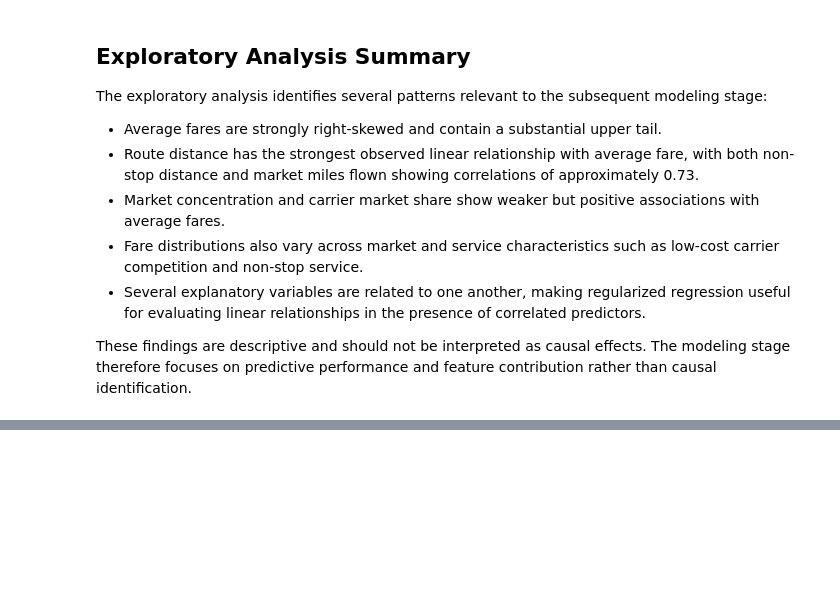
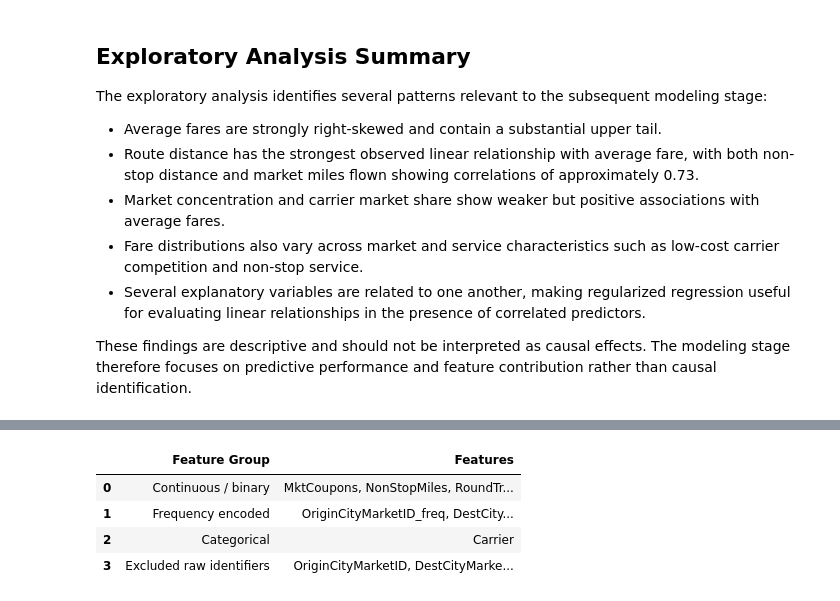
Before and after one commit to eldarhasanly/analysis-of-factors-influencing-airline-ticket-prices-using-statistical-and-machine-learning-methods, a Jupyter notebook: notebooks/airline_fare_analysis.ipynb, the cells around one changed output, grey strips where cells are left out. Saved outputs shown, nothing was run; the diff lists cells and outputs as text; code cells hidden in the pictures; blank space fills up the shorter version.

```diff
--- a/notebooks/airline_fare_analysis.ipynb
+++ b/notebooks/airline_fare_analysis.ipynb
@@ -549,0 +765,33 @@ These findings are descriptive and should not be interpreted as causal effects.
+# %%
+feature_strategy = pd.DataFrame(
+    {
+        "Feature Group": [
+            "Continuous / binary",
+            "Frequency encoded",
+            "Categorical",
+            "Excluded raw identifiers",
+        ],
+        "Features": [
+            ", ".join(CORE_NUMERIC_FEATURES),
+            ", ".join(FREQUENCY_FEATURES),
+            ", ".join(CATEGORICAL_FEATURES),
+            ", ".join(
+                [
+                    "OriginCityMarketID",
+                    "DestCityMarketID",
+                    "OriginAirportID",
+                    "DestAirportID",
+                    "ODPairID",
+                ]
+            ),
+        ],
+    }
+)
+
+display(feature_strategy)
+# %% [output]
+|  | Feature Group | Features |
+| 0 | Continuous / binary | MktCoupons, NonStopMiles, RoundTr... |
+| 1 | Frequency encoded | OriginCityMarketID_freq, DestCity... |
+| 2 | Categorical | Carrier |
+| 3 | Excluded raw identifiers | OriginCityMarketID, DestCityMarke... |
```
Also changed, not shown: parts of 14 cells of this notebook.
